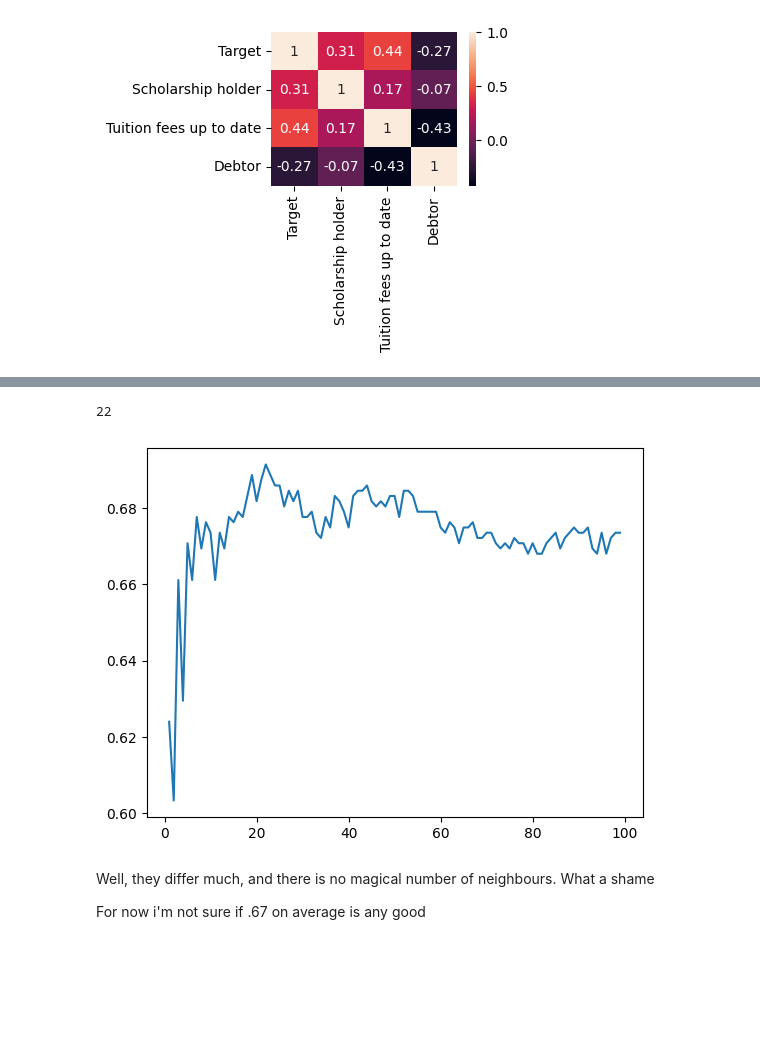
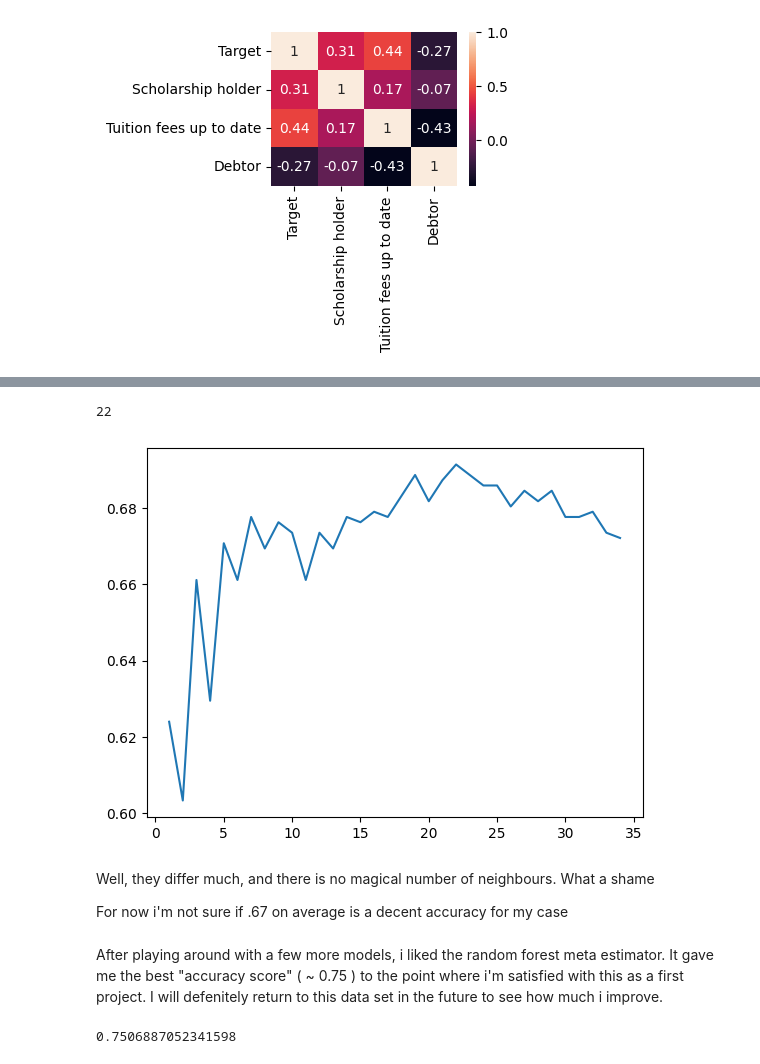
Before and after one commit to crimfi/keepstudying, a Jupyter notebook: main.ipynb, the cells around one changed output, grey strips where cells are left out. Saved outputs shown, nothing was run; the diff lists cells and outputs as text; code cells hidden in the pictures; blank space fills up the shorter version.

```diff
--- a/main.ipynb
+++ b/main.ipynb
@@ -110,5 +113,5 @@ from sklearn.neighbors import KNeighborsClassifier
 # %%
-k_range = range(1,100)
+k_range = range(1, 30)
 scores_list = []
 for k in k_range:
     knn = KNeighborsClassifier(n_neighbors=k)
@@ -128,7 +131,7 @@ Time to change the random state.
 # %%
 X_train, X_test, y_train, y_test = train_test_split(X, y, test_size=0.20, random_state=256)
 
-k_range = range(1,100)
+k_range = range(1,35)
 scores_list = []
 for k in k_range:
     knn = KNeighborsClassifier(n_neighbors=k)
@@ -144,20 +147,31 @@ print(k_range[scores_list.index(max(scores_list))])
 # %%
 X_train, X_test, y_train, y_test = train_test_split(X, y, test_size=0.20, random_state=13042023)
 
-k_range = range(1,100)
+k_range = range(1,35)
 scores_list = []
 for k in k_range:
     knn = KNeighborsClassifier(n_neighbors=k)
     knn.fit(X_train, y_train)
     y_pred = knn.predict(X_test)
     scores_list.append(metrics.accuracy_score(y_test, y_pred))
 
 plt.plot(k_range, scores_list)
 print(k_range[scores_list.index(max(scores_list))])
 # %% [output]
 22
-[figure, old version]
+[figure, new version]
 # %% [markdown]
 Well, they differ much, and there is no magical number of neighbours. What a shame
 
-For now i'm not sure if .67 on average is any good
+For now i'm not sure if .67 on average is a decent accuracy for my case
+# %% [markdown]
+After playing around with a few more models, i liked the random forest meta estimator. It gave me the best "accuracy score" ( ~ 0.75 ) to the point where i'm satisfied with this as a first project. I will defenitely return to this data set in the future to see how much i improve.
+# %%
+from sklearn.ensemble import RandomForestClassifier
+
+rfc = RandomForestClassifier()
+rfc.fit(X_train,y_train)
+y_pred = rfc.predict(X_test)
+print(metrics.accuracy_score(y_test, y_pred))
+# %% [output]
+0.7506887052341598
```
Also changed, not shown: parts of 8 cells of this notebook.
